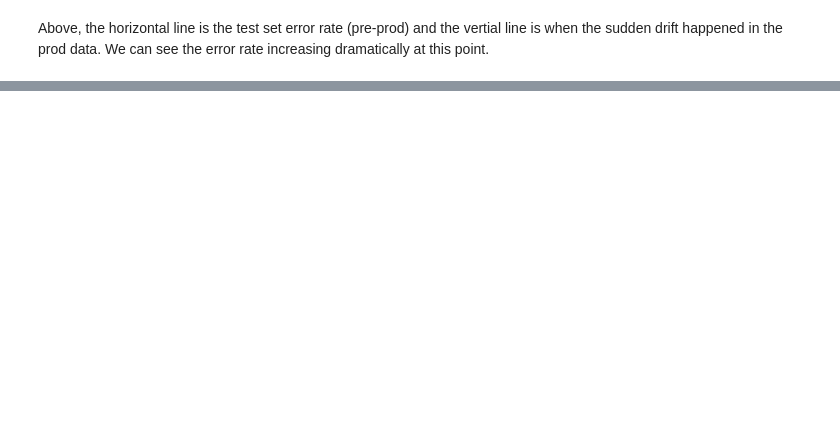
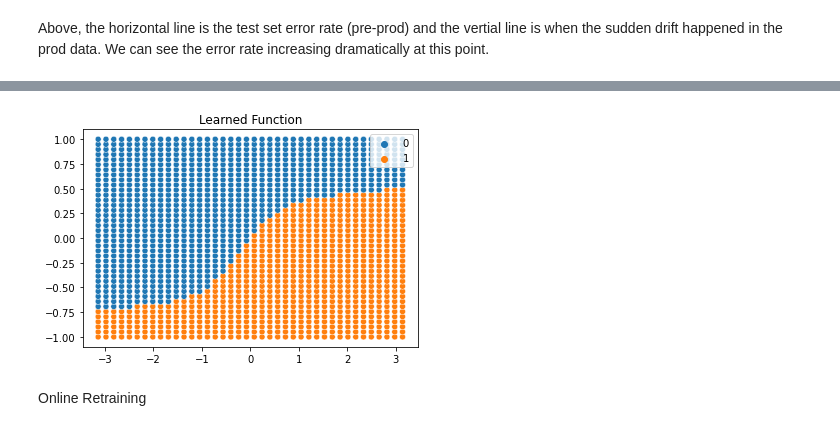
Before and after one commit to joearedmond/dist-shift, a Jupyter notebook: concept/cls-concept-drift.ipynb, the cells around one changed output, grey strips where cells are left out. Drawn from its saved outputs; the diff is of its cells as text; code cells hidden in the pictures; blank space fills up the shorter version.

```diff
--- a/concept/cls-concept-drift.ipynb
+++ b/concept/cls-concept-drift.ipynb
@@ -221,0 +306,14 @@ plt.show()
+# %%
+X_f = get_X_2d_interval(40, -3.14, 3.14, -1, 1)
+y_pred_f = (model_new.predict(X_f)[:, 0] > 0.5).astype(int)
+
+plt.title('Learned Function')
+
+# pred data
+sns.scatterplot(x = X_f[:, 0], y = X_f[:, 1], hue = y_pred_f)
+
+plt.show()
+# %% [output]
+[figure, added]
+# %% [markdown]
+Online Retraining
```
Also changed, not shown: parts of 25 cells of this notebook.
